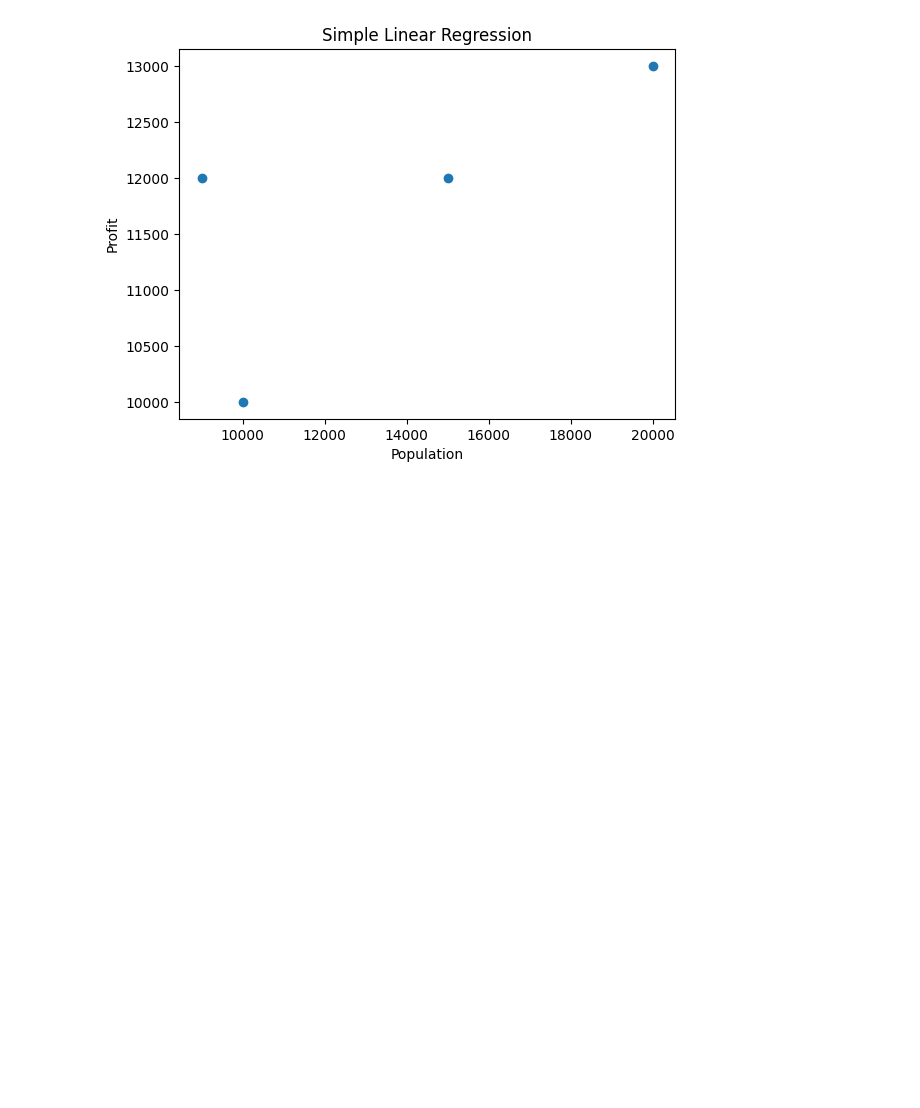
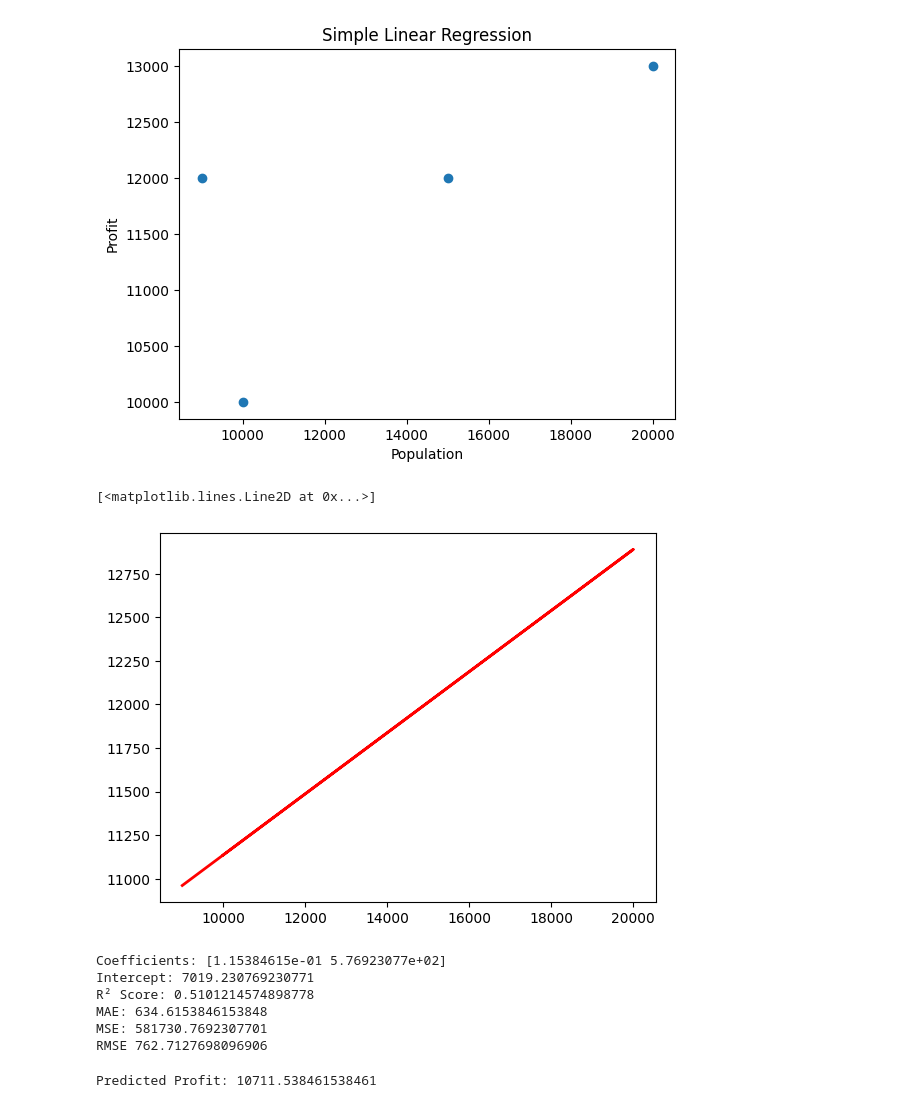
Before and after one commit to KATHAN-VYAS/ML-lab, a Jupyter notebook: assignment3.ipynb, the cells around one changed output. Saved outputs shown, nothing was run; the diff lists cells and outputs as text; code cells hidden in the pictures; blank space fills up the shorter version.

```diff
--- a/assignment3.ipynb
+++ b/assignment3.ipynb
@@ -58,0 +51,14 @@ MAE:  634.6153846153848
+# %%
+x_simple = data[['Population']]
+simple_model = LinearRegression()
+simple_model.fit(x_simple, y)
+
+simple_pred = simple_model.predict(x_simple)
+
+from sklearn.metrics import r2_score, mean_squared_error, mean_absolute_error
+
+print("Performance of Simple Linear Regression:")
+print("R² Score:", r2_score(y, simple_pred))
+print("MSE:", mean_squared_error(y, simple_pred))
+print("MAE:", mean_absolute_error(y, simple_pred))
+print("RMSE:", mean_squared_error(y, simple_pred, squared=False))
@@ -73,3 +85,38 @@ plt.title('Simple Linear Regression')
 plt.show()
 # %% [output]
 [figure]
+# %%
+plt.plot(x_simple, simple_pred, color='red', linewidth=2)
+# %% [output]
+[<matplotlib.lines.Line2D at 0x...>]
+[figure, added]
+# %%
+X = data[['Population', 'Years in business']]
+y = data['Profit']
+
+# Train model
+model = LinearRegression()
+model.fit(X, y)
+
+# Predict
+predictions = model.predict(X)
+
+# Print results
+print("Coefficients:", model.coef_)
+print("Intercept:", model.intercept_)
+print("R² Score:", r2_score(y, predictions))
+print("MAE:", mean_absolute_error(y, predictions))
+print("MSE:", mean_squared_error(y, predictions))
+print("RMSE", mean_squared_error(y, predictions, squared=False))
+# %% [output]
+Coefficients: [1.15384615e-01 5.76923077e+02]
+Intercept: 7019.230769230771
+R² Score: 0.5101214574898778
+MAE: 634.6153846153848
+MSE: 581730.7692307701
+RMSE 762.7127698096906
+# %%
+new_input = pd.DataFrame({'Population': [12000], 'Years in business': [4]})
+print("Predicted Profit:", model.predict(new_input)[0])
+# %% [output]
+Predicted Profit: 10711.538461538461
```
Also changed, not shown: parts of 3 cells of this notebook, 1 other file.
